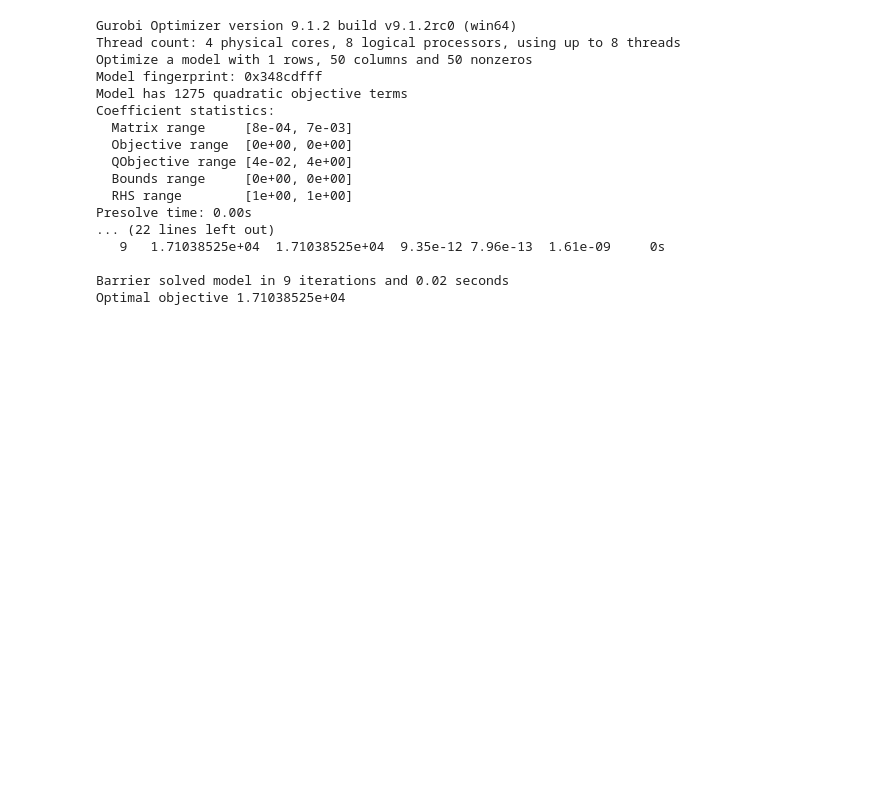
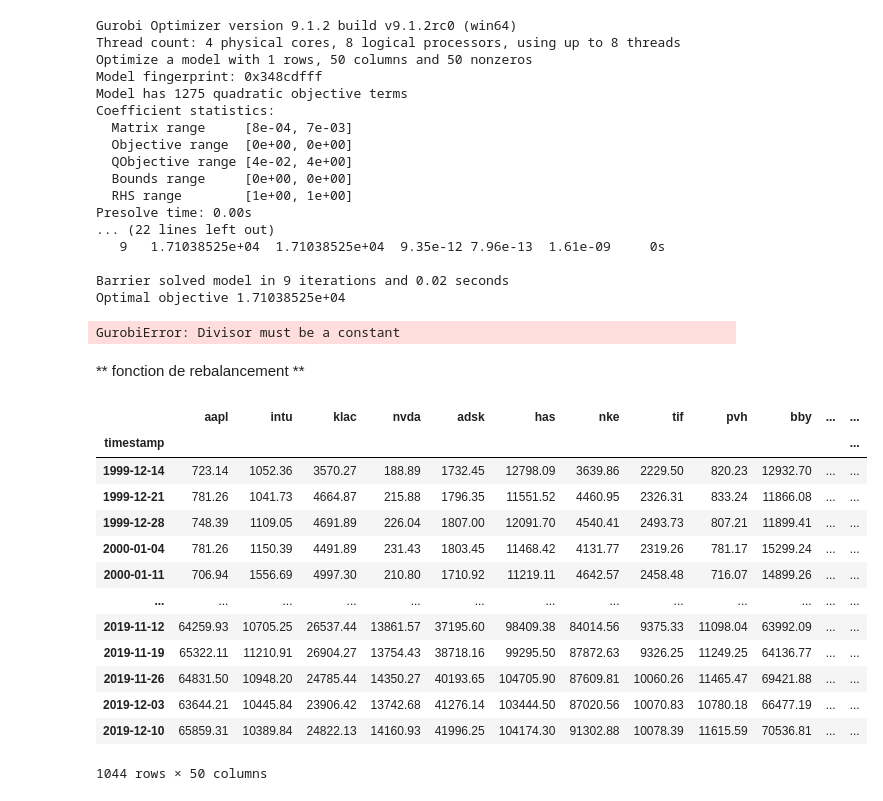
Before and after one commit to seydoudia/portfolio_optimization, a Jupyter notebook: CODE/assets_optimization.ipynb, the cells around one changed output. Saved outputs shown, nothing was run; the diff lists cells and outputs as text; code cells hidden in the pictures; blank space fills up the shorter version.

```diff
--- a/CODE/assets_optimization.ipynb
+++ b/CODE/assets_optimization.ipynb
@@ -495,5 +596,58 @@ model.update()
 model.optimize()
 # %%
 # On enlève la racine carree
+# %%
+model = Model()
+
+model.modelSense = GRB.MINIMIZE
+
+# Définir poids
+w = model.addVars(len(df.columns), vtype=GRB.CONTINUOUS, ub=1)
+arr = np.array(w.select("*"))
+vecw_col = np.reshape(arr, (len(arr), 1)) # vecteur colonne des poids
+
+
+# xVar = model.addVar(vtype=GRB.CONTINUOUS)
+# yVar = model.addVar(vtype=GRB.CONTINUOUS)
+
+mu = df.pct_change().mean().tolist()
+Rp = np.dot(vecw_col.T,np.reshape(mu,(len(mu),1)))
+rf = 0.01
+
+portvar = np.dot(vecw_col.T,np.dot(cor, vecw_col))[0][0]
+
+# model.addConstr(xVar == port_variance)
+# model.addGenConstrPow(xVar,yVar,0.5)
+
+model.addConstr(w.sum() == 1)
+
+# model.setParam("Nonconvex", 2)
+
+obj = (Rp - rf) * (1 /portvar)
+model.setObjective(obj)
+
+model.update()
+model.optimize()
+# %% [output]
+GurobiError: Divisor must be a constant
+# %% [markdown]
+** fonction de rebalancement **
+# %%
+df
+# %% [output]
+|  | aapl | intu | klac | nvda | adsk | has | nke | tif | pvh | bby | ... | ... |
+| timestamp |  |  |  |  |  |  |  |  |  |  |  | ... |
+| 1999-12-14 | 723.14 | 1052.36 | 3570.27 | 188.89 | 1732.45 | 12798.09 | 3639.86 | 2229.50 | 820.23 | 12932.70 | ... | ... |
+| 1999-12-21 | 781.26 | 1041.73 | 4664.87 | 215.88 | 1796.35 | 11551.52 | 4460.95 | 2326.31 | 833.24 | 11866.08 | ... | ... |
+| 1999-12-28 | 748.39 | 1109.05 | 4691.89 | 226.04 | 1807.00 | 12091.70 | 4540.41 | 2493.73 | 807.21 | 11899.41 | ... | ... |
+| 2000-01-04 | 781.26 | 1150.39 | 4491.89 | 231.43 | 1803.45 | 11468.42 | 4131.77 | 2319.26 | 781.17 | 15299.24 | ... | ... |
+| 2000-01-11 | 706.94 | 1556.69 | 4997.30 | 210.80 | 1710.92 | 11219.11 | 4642.57 | 2458.48 | 716.07 | 14899.26 | ... | ... |
+| ... | ... | ... | ... | ... | ... | ... | ... | ... | ... | ... | ... | ... |
+| 2019-11-12 | 64259.93 | 10705.25 | 26537.44 | 13861.57 | 37195.60 | 98409.38 | 84014.56 | 9375.33 | 11098.04 | 63992.09 | ... | ... |
+| 2019-11-19 | 65322.11 | 11210.91 | 26904.27 | 13754.43 | 38718.16 | 99295.50 | 87872.63 | 9326.25 | 11249.25 | 64136.77 | ... | ... |
+| 2019-11-26 | 64831.50 | 10948.20 | 24785.44 | 14350.27 | 40193.65 | 104705.90 | 87609.81 | 10060.26 | 11465.47 | 69421.88 | ... | ... |
+| 2019-12-03 | 63644.21 | 10445.84 | 23906.42 | 13742.68 | 41276.14 | 103444.50 | 87020.56 | 10070.83 | 10780.18 | 66477.19 | ... | ... |
+| 2019-12-10 | 65859.31 | 10389.84 | 24822.13 | 14160.93 | 41996.25 | 104174.30 | 91302.88 | 10078.39 | 11615.59 | 70536.81 | ... | ... |
+1044 rows × 50 columns
 # %%
 # %% [output]
```
Also changed, not shown: parts of 27 cells of this notebook.
